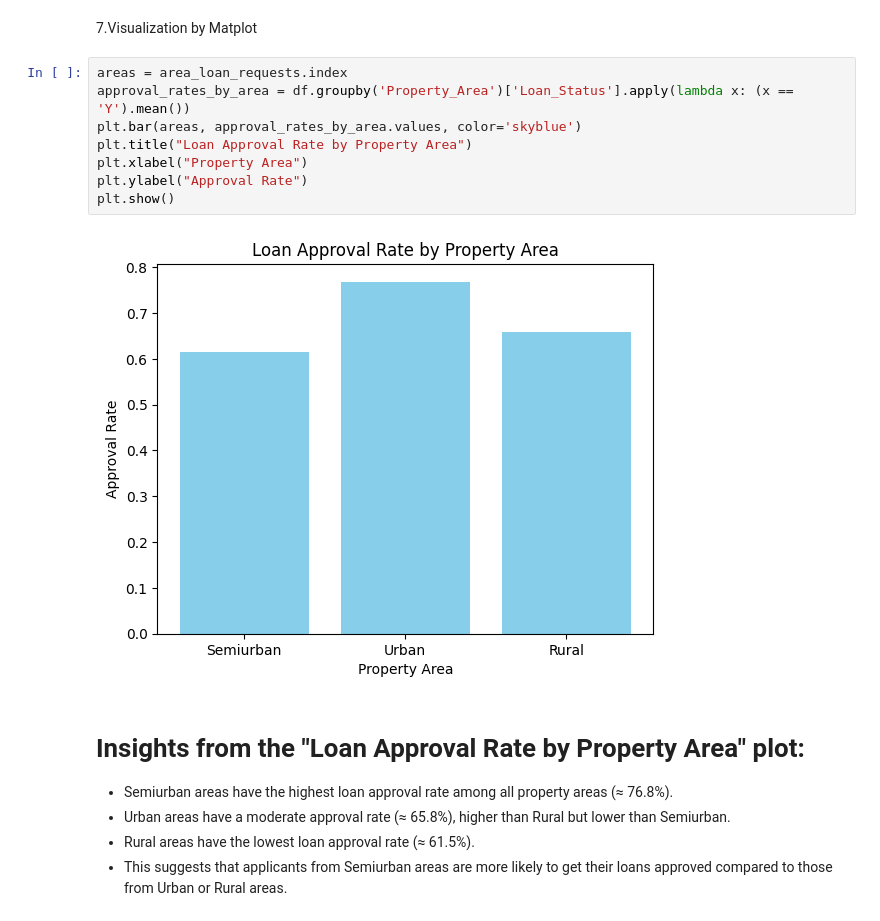
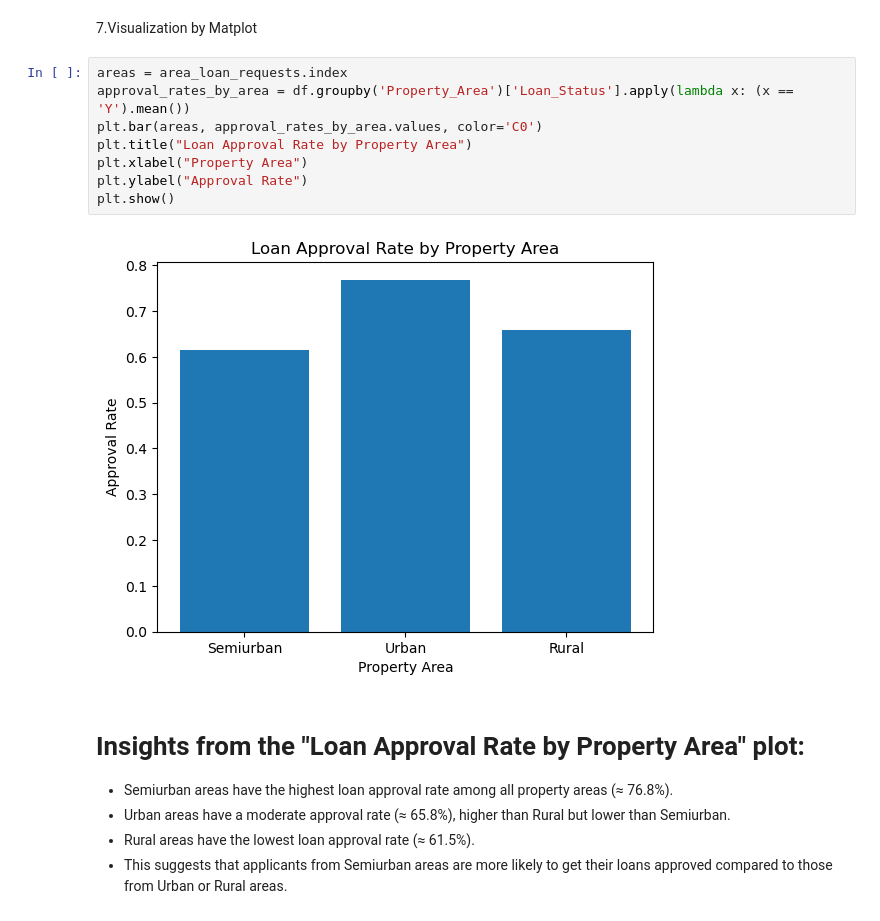
Before and after one commit to SaiSrikar0/data_analysis, a Jupyter notebook: eda_loan.ipynb, the cells around one changed output. Drawn from its saved outputs; the diff is of its cells as text.

```diff
--- a/eda_loan.ipynb
+++ b/eda_loan.ipynb
@@ -119,13 +119,13 @@ Name: count, dtype: int64
 # %%
 areas = area_loan_requests.index
 approval_rates_by_area = df.groupby('Property_Area')['Loan_Status'].apply(lambda x: (x == 'Y').mean())
-plt.bar(areas, approval_rates_by_area.values, color='skyblue')
+plt.bar(areas, approval_rates_by_area.values, color='C0')
 plt.title("Loan Approval Rate by Property Area")
 plt.xlabel("Property Area")
 plt.ylabel("Approval Rate")
 plt.show()
 # %% [output]
-[figure, old version]
+[figure, new version]
 # %% [markdown]
 # Insights from the "Loan Approval Rate by Property Area" plot:
 
```
Also changed, not shown: parts of 4 cells of this notebook, 7 other files.
